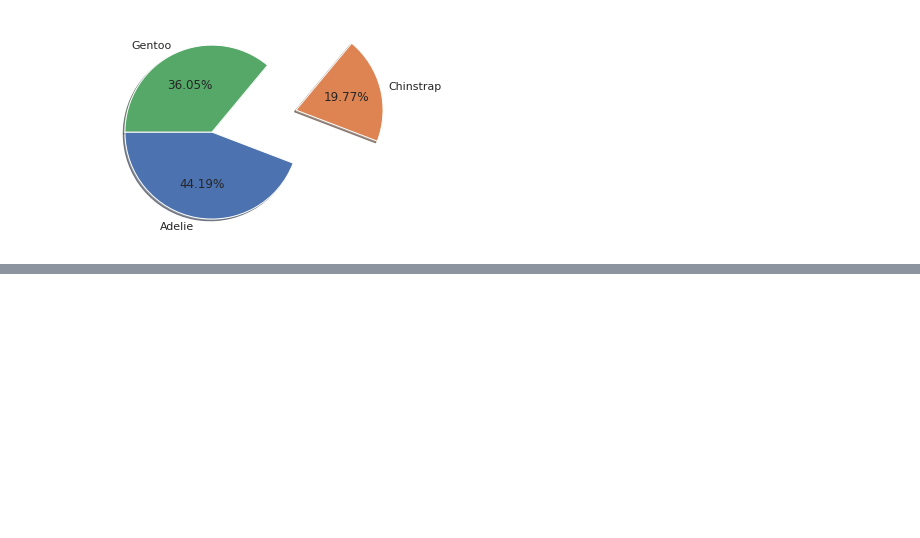
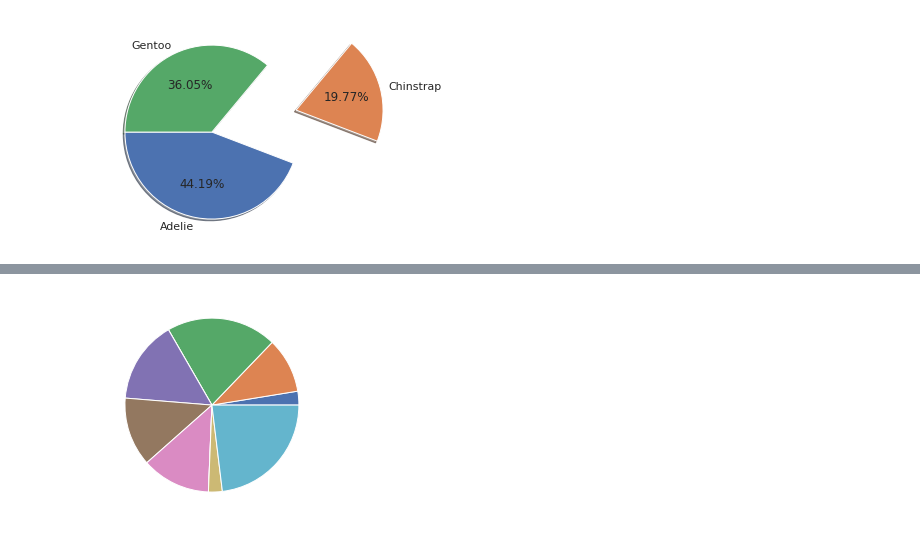
Before and after one commit to swami-gait/Foundations_of_datascience, a Jupyter notebook: FDS_WK12_DataViz.ipynb, the cells around one changed output, grey strips where cells are left out. Saved outputs shown, nothing was run; the diff lists cells and outputs as text; code cells hidden in the pictures; blank space fills up the shorter version.

```diff
--- a/FDS_WK12_DataViz.ipynb
+++ b/FDS_WK12_DataViz.ipynb
@@ -59,0 +58,4 @@ plt.pie(c,labels=c.index,autopct="%.2f%%",explode=[0,1,0],startangle=180,shadow=
+# %%
+plt.pie(np.random.randint(0,10,10));
+# %% [output]
+[figure, added]
```
Also changed, not shown: parts of 21 cells of this notebook.
